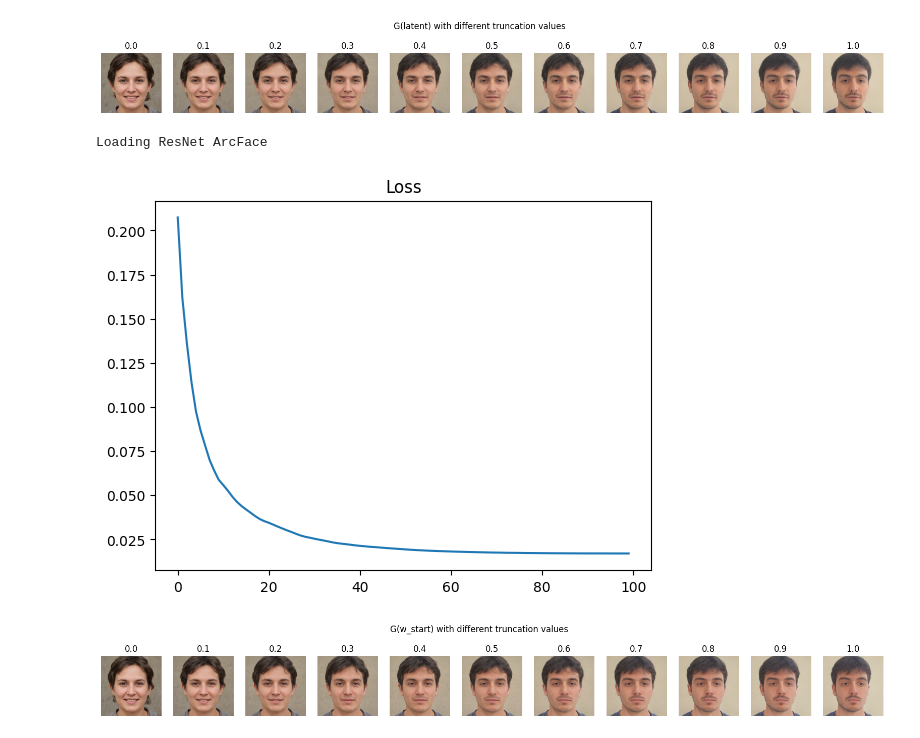
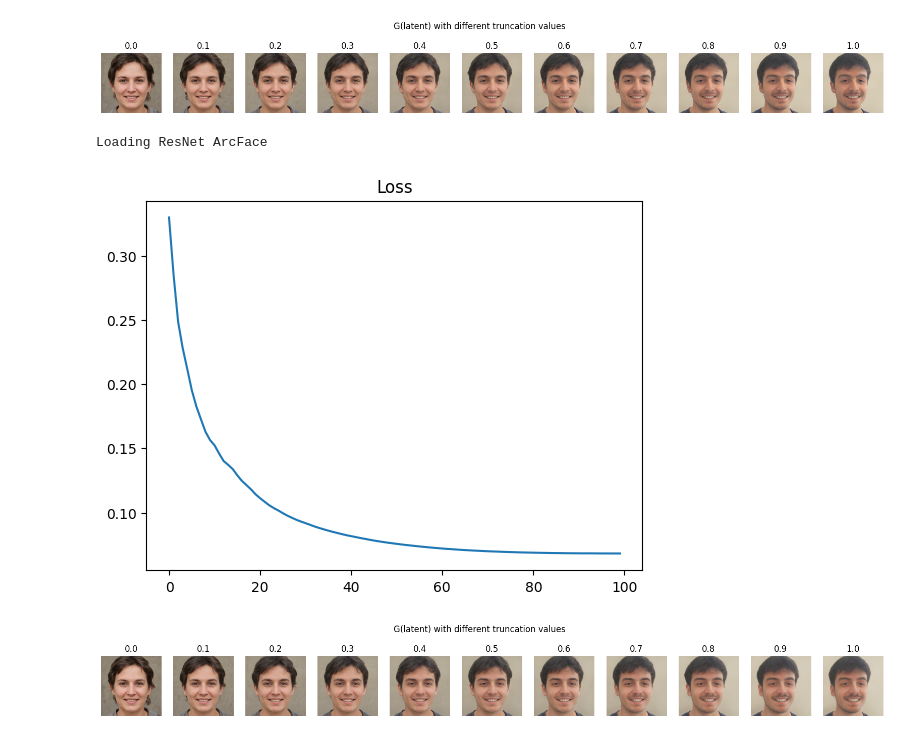
Before and after one commit to rodrigu2000/emotion_generation, a Jupyter notebook: latent_optimization_RR.ipynb, the cells around one changed output. Cells and saved outputs as stored; diff of their text form; code cells hidden in the pictures.

```diff
--- a/latent_optimization_RR.ipynb
+++ b/latent_optimization_RR.ipynb
@@ -71,7 +71,7 @@ where $R$ is a pretrained ArcFace network for face recognition, and $ \langle \c
 # %%
 # Define the image
 
-image_path = "input_images/neutral_RR.jpg"
+image_path = "input_images/happy_RR.jpg"
 original_image = Image.open(image_path).convert("RGB")
 image = run_alignment(image_path).resize(RESIZE_DIMS)
 
@@ -137,7 +137,7 @@ visualize_latent(e4e_inverted_latent)
 
 optimization_steps = 100
 lambda_percept = 1
-lambda_L2 = 1
+lambda_L2 = 10
 lr = 0.01
 final_lr = 0.0001
 id_loss = IDLoss(opts)
@@ -163,34 +163,34 @@ reference_image = transforms.Resize((1024, 1024))(input_image).unsqueeze(0).cuda
 
 for i in pbar:
 
     with autocast("cuda"):
 
         optimizer.zero_grad()
 
         img_gen, _ = G([w_n], input_is_latent=True, randomize_noise=False)
 
         i_loss = id_loss(img_gen, reference_image)[0]
         l2_loss = L2_loss(img_gen, reference_image)
 
         loss = i_loss * lambda_percept + l2_loss * lambda_L2
         losses.append(loss.item())
         pbar.set_description(f"Loss: {loss.item():.4f}")
 
         loss.backward()
         optimizer.step()
         scheduler.step()
 
         if i % save_img_every_other == 0 or i == optimization_steps - 1:
             imgs.append(tensor2im(img_gen.squeeze(0).cpu()))
 
 inverted_latent = w_n.detach()
 
 plt.plot(losses)
 plt.title("Loss")
 plt.show()
 # %% [output]
 Loading ResNet ArcFace
-[figure, old version]
+[figure, new version]
 # %%
 visualize_latent(inverted_latent)
 # %% [output]
```
Also changed, not shown: parts of 5 cells of this notebook, 1 other file.
